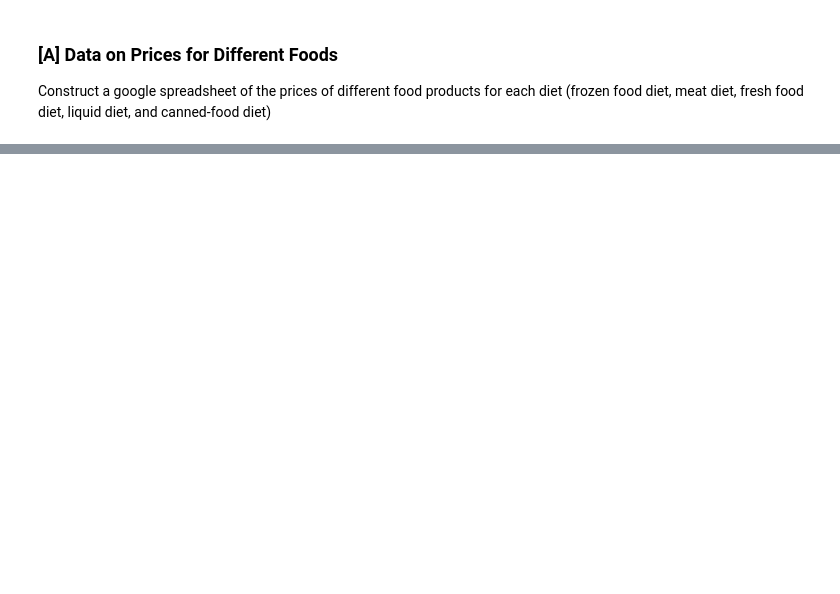
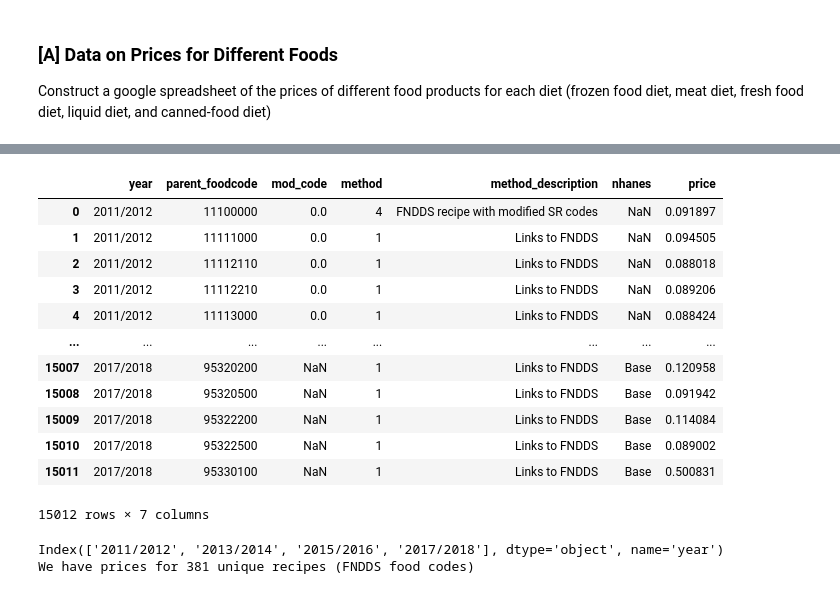
Before and after one commit to panda41983/Project2_EEP153, a Jupyter notebook: Project2.ipynb, the cells around one changed output, grey strips where cells are left out. Drawn from its saved outputs; the diff is of its cells as text; code cells hidden in the pictures; blank space fills up the shorter version.

Commit message:
Liquid solution

```diff
--- a/Project2.ipynb
+++ b/Project2.ipynb
@@ -115,0 +253,44 @@ frozen_diet_with_prices.head()
+# %%
+prices_df
+# %% [output]
+|  | year | parent_foodcode | mod_code | method | method_description | nhanes | price |
+| 0 | 2011/2012 | 11100000 | 0.0 | 4 | FNDDS recipe with modified SR codes | NaN | 0.091897 |
+| 1 | 2011/2012 | 11111000 | 0.0 | 1 | Links to FNDDS | NaN | 0.094505 |
+| 2 | 2011/2012 | 11112110 | 0.0 | 1 | Links to FNDDS | NaN | 0.088018 |
+| 3 | 2011/2012 | 11112210 | 0.0 | 1 | Links to FNDDS | NaN | 0.089206 |
+| 4 | 2011/2012 | 11113000 | 0.0 | 1 | Links to FNDDS | NaN | 0.088424 |
+| ... | ... | ... | ... | ... | ... | ... | ... |
+| 15007 | 2017/2018 | 95320200 | NaN | 1 | Links to FNDDS | Base | 0.120958 |
+| 15008 | 2017/2018 | 95320500 | NaN | 1 | Links to FNDDS | Base | 0.091942 |
+| 15009 | 2017/2018 | 95322200 | NaN | 1 | Links to FNDDS | Base | 0.114084 |
+| 15010 | 2017/2018 | 95322500 | NaN | 1 | Links to FNDDS | Base | 0.089002 |
+| 15011 | 2017/2018 | 95330100 | NaN | 1 | Links to FNDDS | Base | 0.500831 |
+15012 rows × 7 columns
+# %%
+prices_liquid = prices_df[["parent_foodcode", "year", "price"]]
+
+
+
+prices_liquid = prices_liquid.set_index(["year", "parent_foodcode"])
+print(prices_liquid.index.levels[0])
+
+# we'll focus on the latest price data
+prices_liquid = prices_liquid.xs("2017/2018", level="year")
+
+# drop rows of prices where the price is "NA"
+prices_liquid = prices_liquid.dropna(subset="price")
+common_recipes = liquid_df.index.intersection(prices_liquid.index)
+
+# python tip: given a list of indices, "loc" both subsets and sorts.
+liquid_df = liquid_df.loc[common_recipes]
+prices_liquid = prices_liquid.loc[common_recipes]
+
+# lets remap the price dataframe index to be the actual food names.
+prices_liquid.index = prices_liquid.index.map(food_names)
+A_liquid_all = liquid_df.T
+
+
+print(f"We have prices for {prices_liquid.shape[0]} unique recipes (FNDDS food codes)")
+# %% [output]
+Index(['2011/2012', '2013/2014', '2015/2016', '2017/2018'], dtype='object', name='year')
+We have prices for 381 unique recipes (FNDDS food codes)
```
Also changed, not shown: parts of 9 cells of this notebook, 1 other file.
